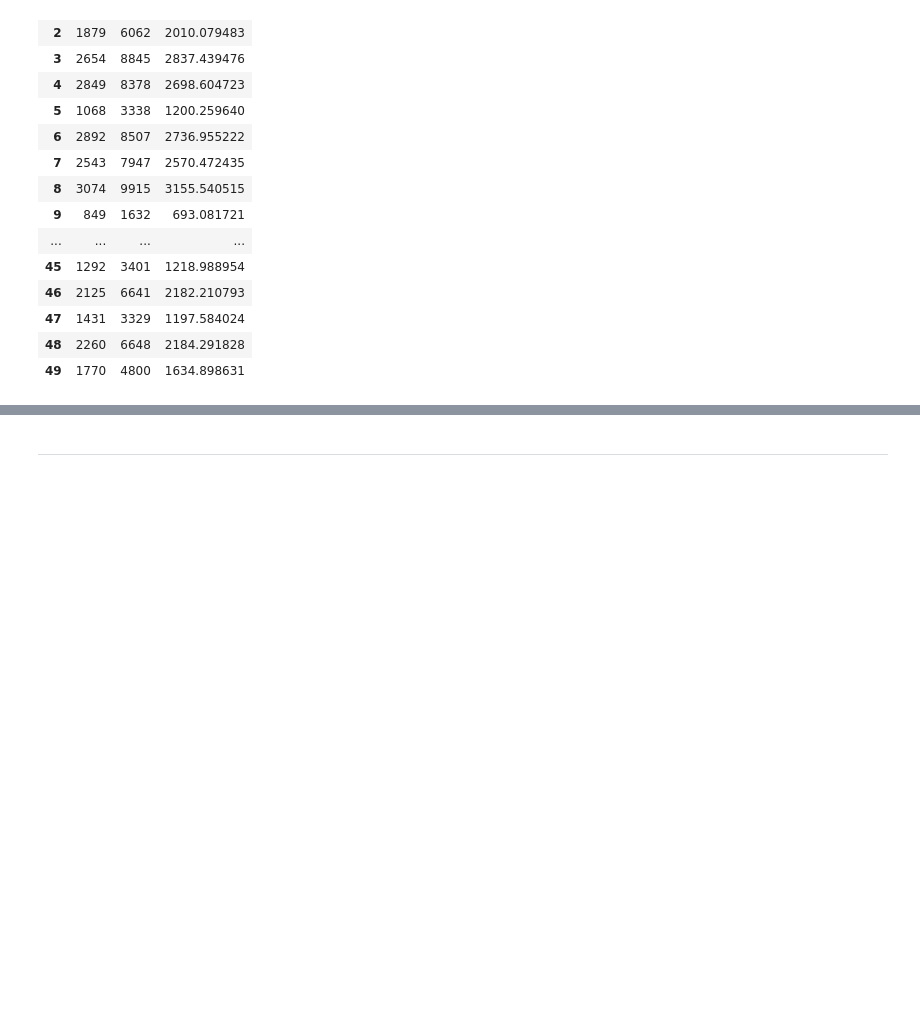
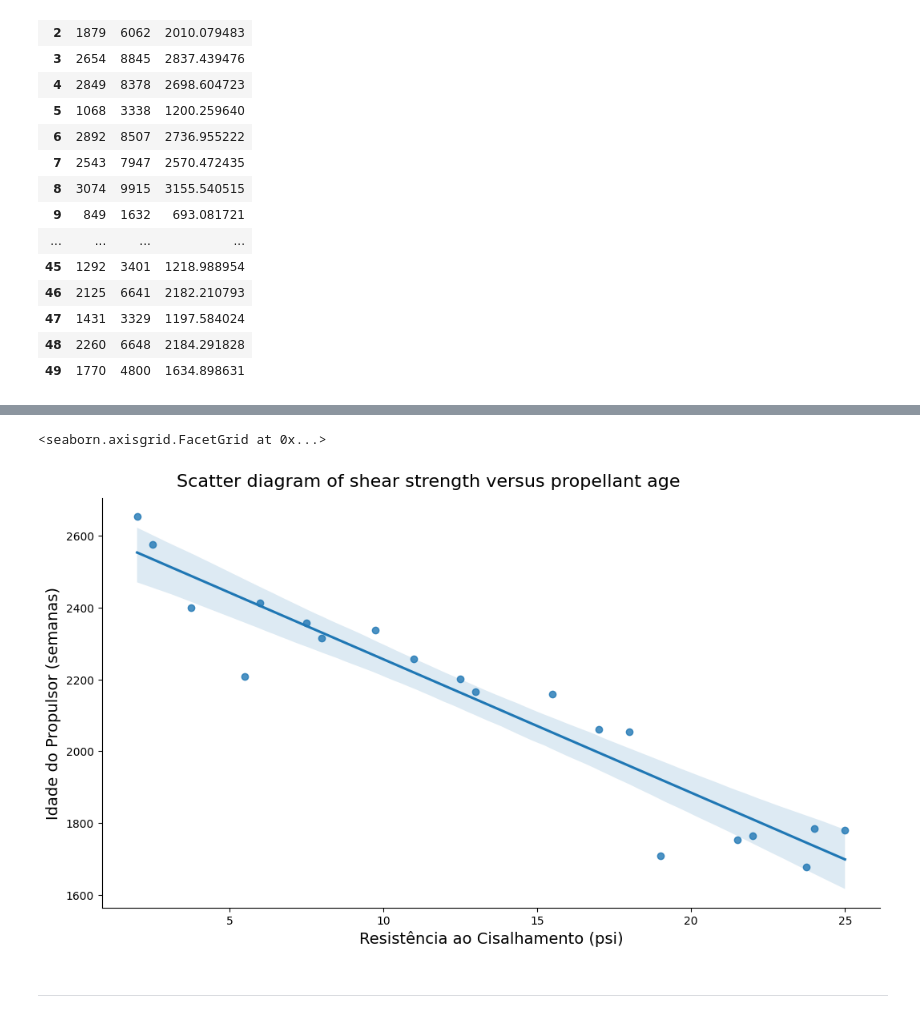
Before and after one commit to douglascdsantos/alura_estatistica-correlacao-regressao, a Jupyter notebook: Estatística_com_Python_Correlação_e_Regressão.ipynb, the cells around one changed output, grey strips where cells are left out. Drawn from its saved outputs; the diff is of its cells as text; code cells hidden in the pictures; blank space fills up the shorter version.

Commit message:
exemplo 2.1 do livro Introduction to Linear Regression Analysis

```diff
--- a/Estatística_com_Python_Correlação_e_Regressão.ipynb
+++ b/Estatística_com_Python_Correlação_e_Regressão.ipynb
@@ -300,3 +300,30 @@ dataset
 | 47 | 1431 | 3329 | 1197.584024 |
 | 48 | 2260 | 6648 | 2184.291828 |
 | 49 | 1770 | 4800 | 1634.898631 |
+# %%
+exemplo_2_1 = '''1 2158.70 15.50
+ 2 1678.15 23.75
+ 3 2316.00 8.00
+ 4 2061.30 17.00
+ 5 2207.50 5.50
+ 6 1708.30 19.00
+ 7 1784.70 24.00
+ 8 2575.00 2.50
+ 9 2357.90 7.50
+ 10 2256.70 11.00
+ 11 2165.20 13.00
+ 12 2399.55 3.75
+ 13 1779.80 25.00
+ 14 2336.75 9.75
+ 15 1765.30 22.00
+ 16 2053.50 18.00
+ 17 2414.40 6.00
+ 18 2200.50 12.50
+ 19 2654.20 2.00
+ 20 1753.70 21.50'''.split(' \n ')
+# %%
+exemplo_2_1 = [i.split() for i in exemplo_2_1]
+# %%
+df_exemplo_2_1 = pd.DataFrame(exemplo_2_1, columns = ['Observação', 'Resistência ao Cisalhamento (psi)', 'Idade do Propulsor (semanas)']).set_index('Observação')
+for coluna in df_exemplo_2_1.columns:
+  df_exemplo_2_1[coluna] = df_exemplo_2_1[coluna].astype(float)
@@ -303,3 +351,14 @@ dataset
+# %%
+#df_exemplo_2_1.plot(kind = 'scatter',y='Resistência ao Cisalhamento (psi)', x = 'Idade do Propulsor (semanas)')
+ax = sns.lmplot(y="Resistência ao Cisalhamento (psi)", x="Idade do Propulsor (semanas)", data=df_exemplo_2_1)
+ax.fig.set_size_inches(12, 6)
+ax.fig.suptitle('Scatter diagram of shear strength versus propellant age', fontsize=16, y=1.02)
+ax.set_xlabels("Resistência ao Cisalhamento (psi)", fontsize=14)
+ax.set_ylabels("Idade do Propulsor (semanas)", fontsize=14)
+ax
+# %% [output]
+<seaborn.axisgrid.FacetGrid at 0x...>
+[figure, added]
 # %% [markdown]
 ---
 # %% [markdown]
```
Also changed, not shown: parts of 2 cells of this notebook.
